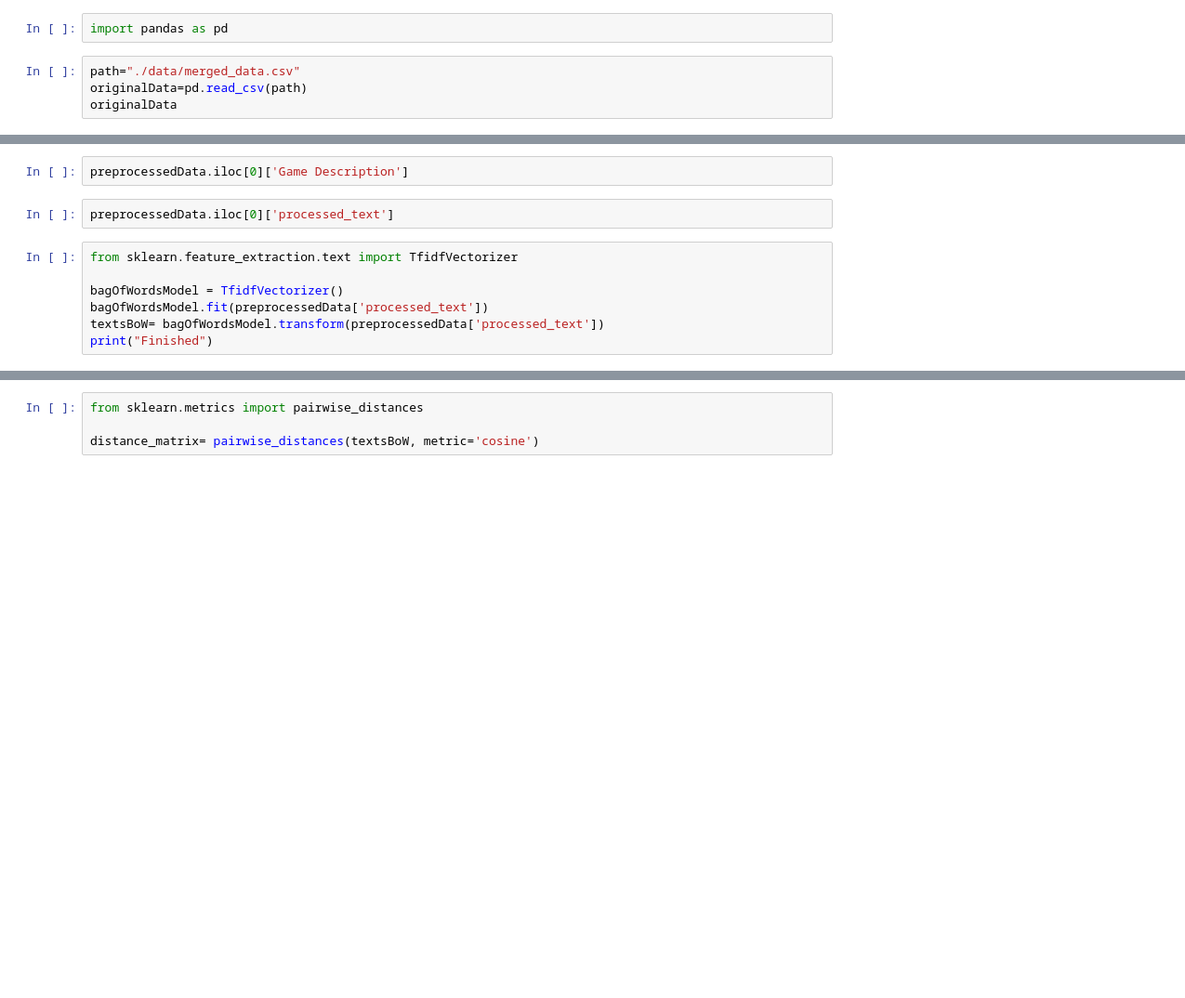
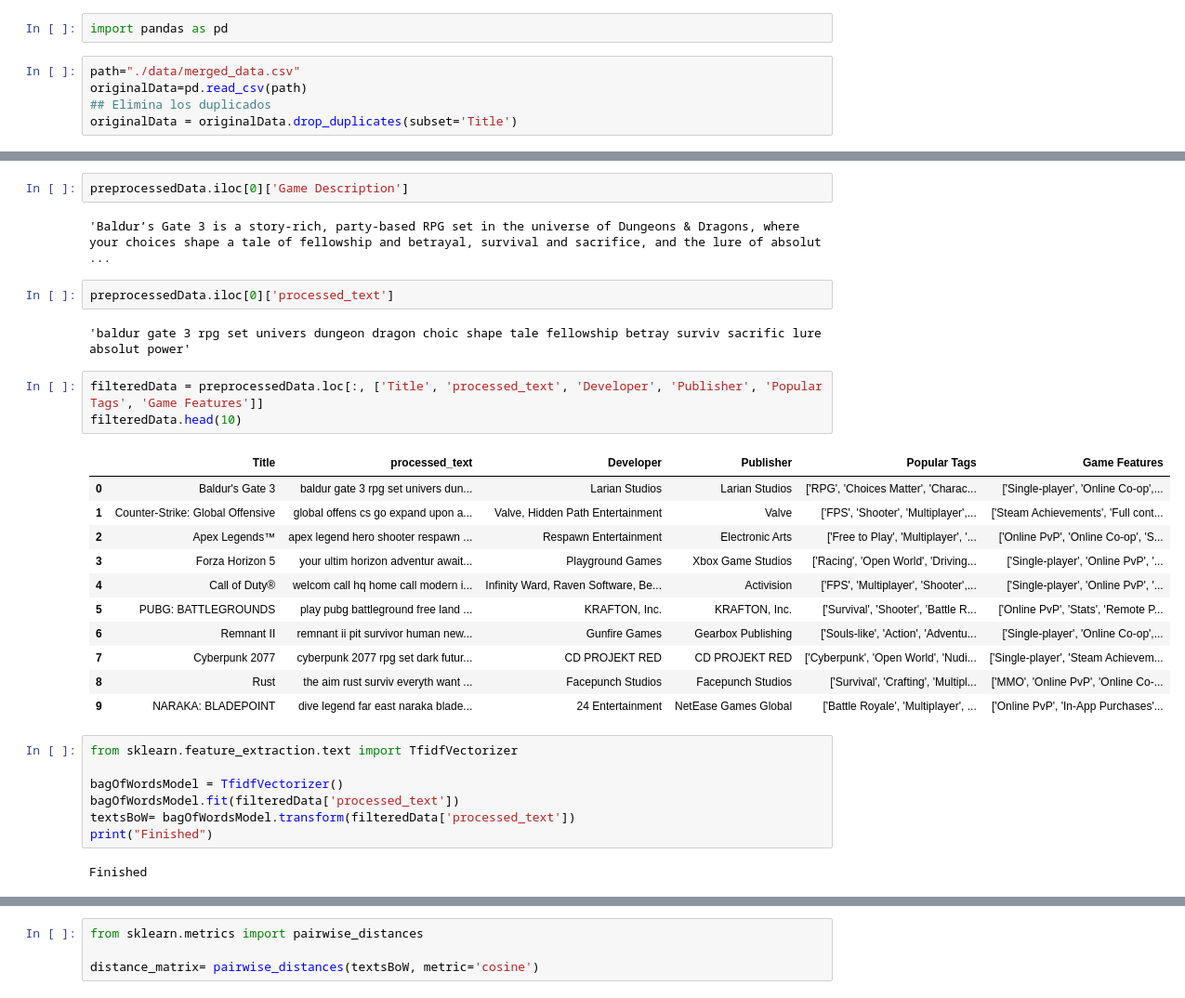
Before and after one commit to MavapeGZ/EntregaABP, a Jupyter notebook: recommender.ipynb, the cells around one changed output, grey strips where cells are left out. Shown at 93% size. Saved outputs shown, nothing was run; the diff lists cells and outputs as text; blank space fills up the shorter version.

```diff
--- a/recommender.ipynb
+++ b/recommender.ipynb
@@ -3,4 +3,5 @@ import pandas as pd
 # %%
 path="./data/merged_data.csv"
 originalData=pd.read_csv(path)
-originalData
+## Elimina los duplicados
+originalData = originalData.drop_duplicates(subset='Title')
@@ -58,13 +81,34 @@ showing info https://raw.githubusercontent.com/nltk/nltk_data/gh-pages/index.xml
 # %%
 preprocessedData.iloc[0]['Game Description']
+# %% [output]
+'Baldur’s Gate 3 is a story-rich, party-based RPG set in the universe of Dungeons & Dragons, where your choices shape a tale of fellowship and betrayal, survival and sacrifice, and the lure of absolut ...
 # %%
 preprocessedData.iloc[0]['processed_text']
+# %% [output]
+'baldur gate 3 rpg set univers dungeon dragon choic shape tale fellowship betray surviv sacrific lure absolut power'
+# %%
+filteredData = preprocessedData.loc[:, ['Title', 'processed_text', 'Developer', 'Publisher', 'Popular Tags', 'Game Features']]
+filteredData.head(10)
+# %% [output]
+|  | Title | processed_text | Developer | Publisher | Popular Tags | Game Features |
+| 0 | Baldur's Gate 3 | baldur gate 3 rpg set univers dun... | Larian Studios | Larian Studios | ['RPG', 'Choices Matter', 'Charac... | ['Single-player', 'Online Co-op',... |
+| 1 | Counter-Strike: Global Offensive | global offens cs go expand upon a... | Valve, Hidden Path Entertainment | Valve | ['FPS', 'Shooter', 'Multiplayer',... | ['Steam Achievements', 'Full cont... |
+| 2 | Apex Legends™ | apex legend hero shooter respawn ... | Respawn Entertainment | Electronic Arts | ['Free to Play', 'Multiplayer', '... | ['Online PvP', 'Online Co-op', 'S... |
+| 3 | Forza Horizon 5 | your ultim horizon adventur await... | Playground Games | Xbox Game Studios | ['Racing', 'Open World', 'Driving... | ['Single-player', 'Online PvP', '... |
+| 4 | Call of Duty® | welcom call hq home call modern i... | Infinity Ward, Raven Software, Be... | Activision | ['FPS', 'Multiplayer', 'Shooter',... | ['Single-player', 'Online PvP', '... |
+| 5 | PUBG: BATTLEGROUNDS | play pubg battleground free land ... | KRAFTON, Inc. | KRAFTON, Inc. | ['Survival', 'Shooter', 'Battle R... | ['Online PvP', 'Stats', 'Remote P... |
+| 6 | Remnant II | remnant ii pit survivor human new... | Gunfire Games | Gearbox Publishing | ['Souls-like', 'Action', 'Adventu... | ['Single-player', 'Online Co-op',... |
+| 7 | Cyberpunk 2077 | cyberpunk 2077 rpg set dark futur... | CD PROJEKT RED | CD PROJEKT RED | ['Cyberpunk', 'Open World', 'Nudi... | ['Single-player', 'Steam Achievem... |
+| 8 | Rust | the aim rust surviv everyth want ... | Facepunch Studios | Facepunch Studios | ['Survival', 'Crafting', 'Multipl... | ['MMO', 'Online PvP', 'Online Co-... |
+| 9 | NARAKA: BLADEPOINT | dive legend far east naraka blade... | 24 Entertainment | NetEase Games Global | ['Battle Royale', 'Multiplayer', ... | ['Online PvP', 'In-App Purchases'... |
 # %%
 from sklearn.feature_extraction.text import TfidfVectorizer
 
 bagOfWordsModel = TfidfVectorizer()
-bagOfWordsModel.fit(preprocessedData['processed_text'])
-textsBoW= bagOfWordsModel.transform(preprocessedData['processed_text'])
+bagOfWordsModel.fit(filteredData['processed_text'])
+textsBoW= bagOfWordsModel.transform(filteredData['processed_text'])
 print("Finished")
+# %% [output]
+Finished
 # %%
 textsBoW.shape
```
Also changed, not shown: parts of 11 cells of this notebook.
